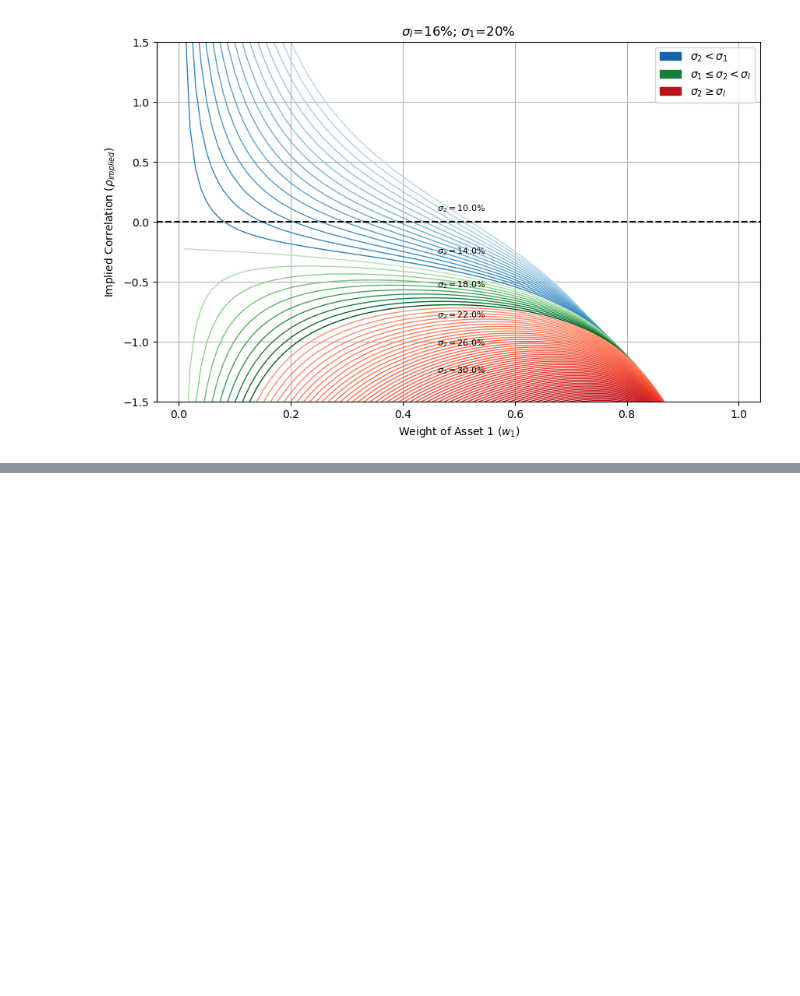
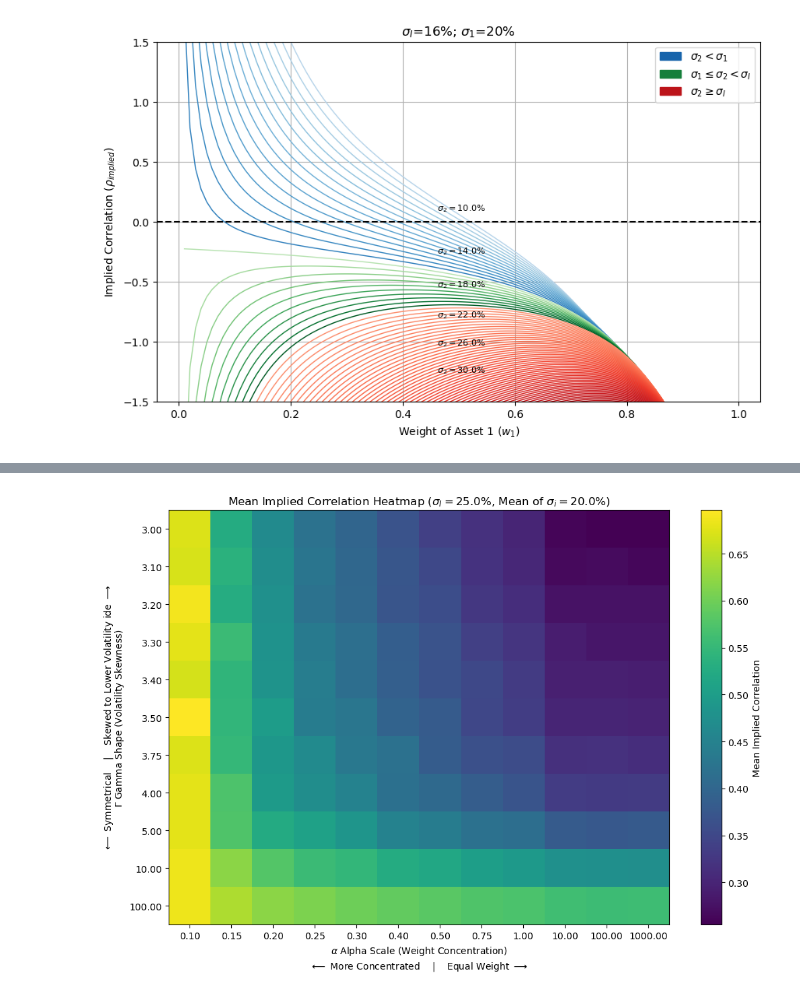
Before and after one commit to the-salty-austin/2025-iaqf-mafn, a Jupyter notebook: austin/implied_corr_model.ipynb, the cells around one changed output, grey strips where cells are left out. Saved outputs shown, nothing was run; the diff lists cells and outputs as text; code cells hidden in the pictures; blank space fills up the shorter version.

Commit message:
updates on modeling (concentration-impl corr)

```diff
--- a/austin/implied_corr_model.ipynb
+++ b/austin/implied_corr_model.ipynb
@@ -341,0 +388,29 @@ plt.show()
+# %%
+mean_implied_correlations = np.zeros((len(gamma_shapes), len(alpha_scales)))
+
+for i, gamma_shape in enumerate(gamma_shapes):
+    for j, alpha_scale in enumerate(alpha_scales):
+        mean_implied_correlations[i, j] = np.mean(implied_correlations[gamma_shape][alpha_scale])
+
+fig, ax = plt.subplots(figsize=(12, 8))  # Get the axis object
+plt.imshow(mean_implied_correlations, cmap='viridis', interpolation='nearest', aspect='auto')
+plt.colorbar(label="Mean Implied Correlation")
+
+# Set x-axis ticks and labels
+plt.xticks(range(len(alpha_scales)), [f"{alpha_scale:.2f}" for alpha_scale in alpha_scales])
+plt.xlabel(r"$\alpha$ Alpha Scale (Weight Concentration)")
+
+# Set y-axis ticks and labels
+plt.yticks(range(len(gamma_shapes)), [f"{gamma_shape:.2f}" for gamma_shape in gamma_shapes])
+plt.ylabel(r"$\Gamma$ Gamma Shape (Volatility Skewness)")
+
+# Add additional text below x-axis ticks
+ax.text(0.5, -0.1, r"$\longleftarrow$ More Concentrated    |    Equal Weight $\longrightarrow$", ha='center', va='center', transform=ax.transAxes)
+
+# Add additional text below y-axis ticks
+ax.text(-0.12, 0.5, r"$\longleftarrow$ Symmetrical    |    Skewed to Lower Volatility ide $\longrightarrow$", ha='center', va='center', rotation='vertical', transform=ax.transAxes)
+
+plt.title(f"Mean Implied Correlation Heatmap ($\sigma_I=${sigma_index*100:.1f}%, Mean of $\sigma_i=${target_mean*100:.1f}%)")
+plt.show()
+# %% [output]
+[figure, added]
```
Also changed, not shown: parts of 10 cells of this notebook, 5 other files.
